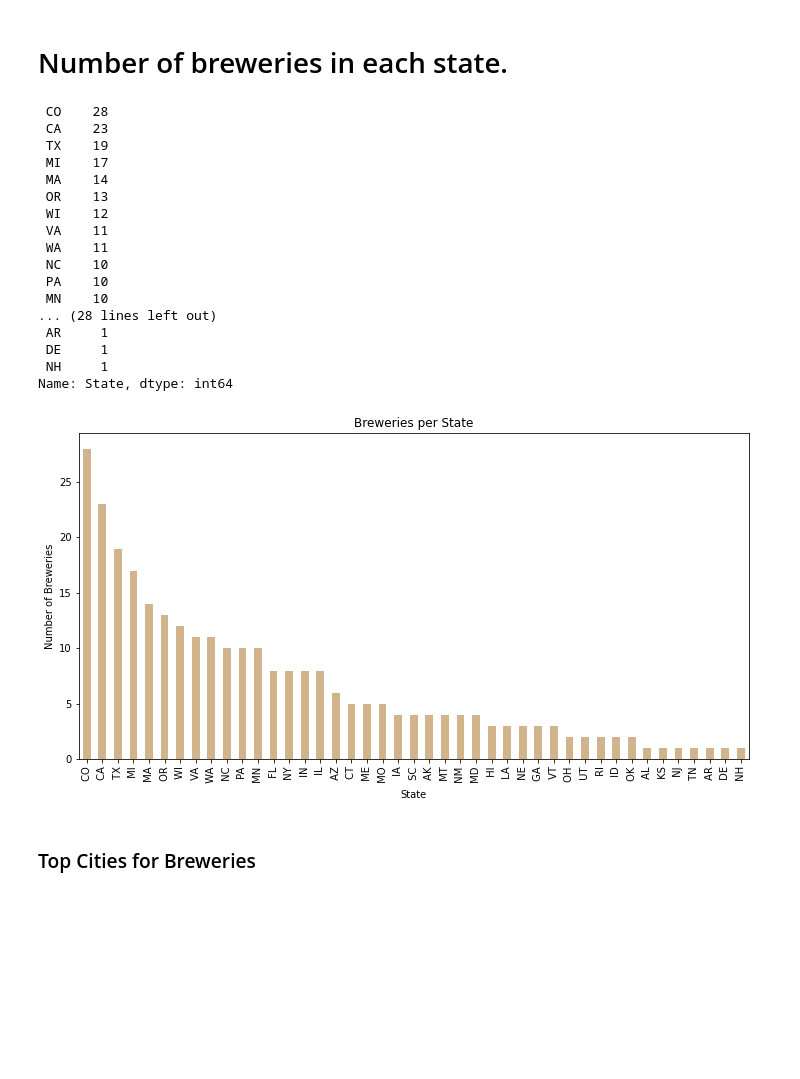
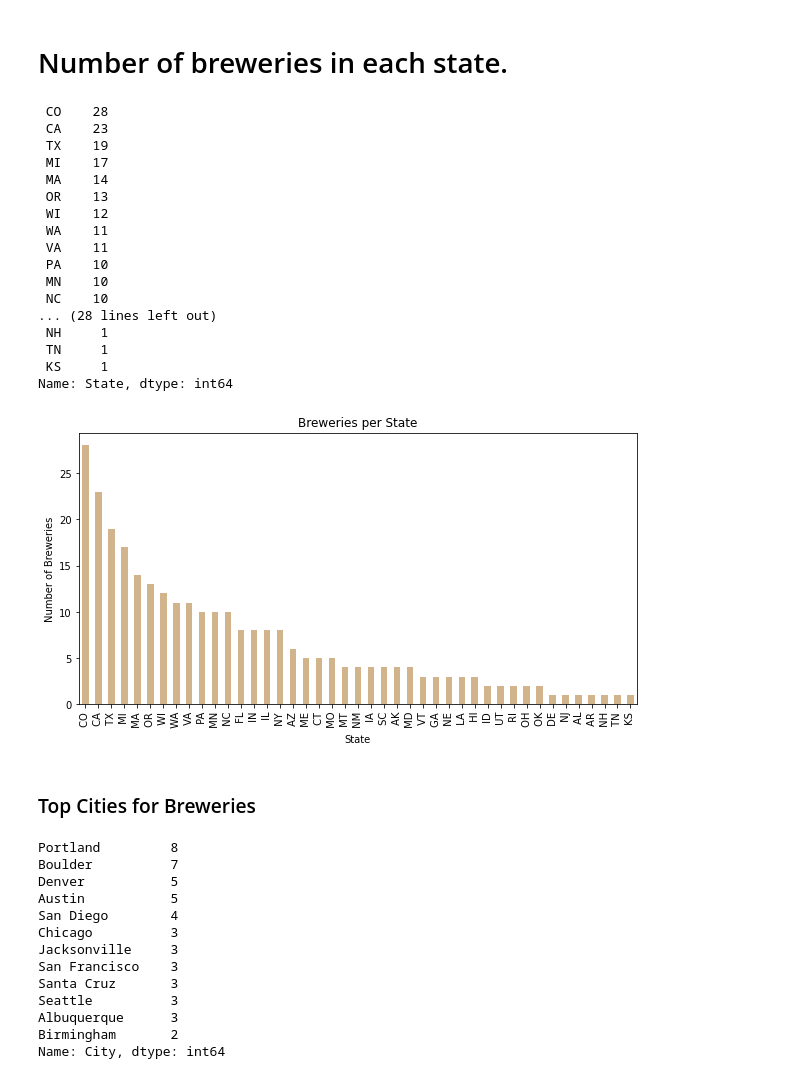
Before and after one commit to a-prospero/strange_brew, a Jupyter notebook: breweries_data.ipynb, the cells around one changed output. Cells and saved outputs as stored; diff of their text form; code cells hidden in the pictures; blank space fills up the shorter version.

Commit message:
top city for breweries
clear

```diff
--- a/breweries_data.ipynb
+++ b/breweries_data.ipynb
@@ -189,8 +189,8 @@ merge_df.to_csv("Data/beer_clean.csv",
 # Number of breweries in each state.
 # %%
 # The value_counts method counts unique values in a column
-merge_df = merge_df["State"].value_counts()
-merge_df
+top_states = merge_df["State"].value_counts()
+top_states
 # %% [output]
  CO    28
  CA    23
@@ -199,29 +199,47 @@ merge_df
  MA    14
  OR    13
  WI    12
+ WA    11
  VA    11
- WA    11
- NC    10
  PA    10
  MN    10
+ NC    10
 ... (28 lines left out)
- AR     1
- DE     1
  NH     1
+ TN     1
+ KS     1
 Name: State, dtype: int64
 # %%
 # Create a bar chart based off of the group series from before
-brew_count = merge_df.plot(kind='bar', title="Breweries per State", color='tan', figsize=(12,6))
+brew_count = top_states.plot(kind='bar', title="Breweries per State", color='tan', figsize=(10,5))
 
 # Set the xlabel and ylabel using class methods
 brew_count.set_xlabel("State")
 brew_count.set_ylabel("Number of Breweries")
 
 
 # plt.show()
 # plt.tight_layout()
 plt.ioff()
 # %% [output]
-[figure, old version]
+[figure, new version]
 # %% [markdown]
 ### Top Cities for Breweries
+# %%
+# The value_counts method counts unique values in a column
+top_cities = merge_df["City"].value_counts()
+top_cities.head(12)
+# %% [output]
+Portland         8
+Boulder          7
+Denver           5
+Austin           5
+San Diego        4
+Chicago          3
+Jacksonville     3
+San Francisco    3
+Santa Cruz       3
+Seattle          3
+Albuquerque      3
+Birmingham       2
+Name: City, dtype: int64
```
Also changed, not shown: parts of 2 cells of this notebook.
